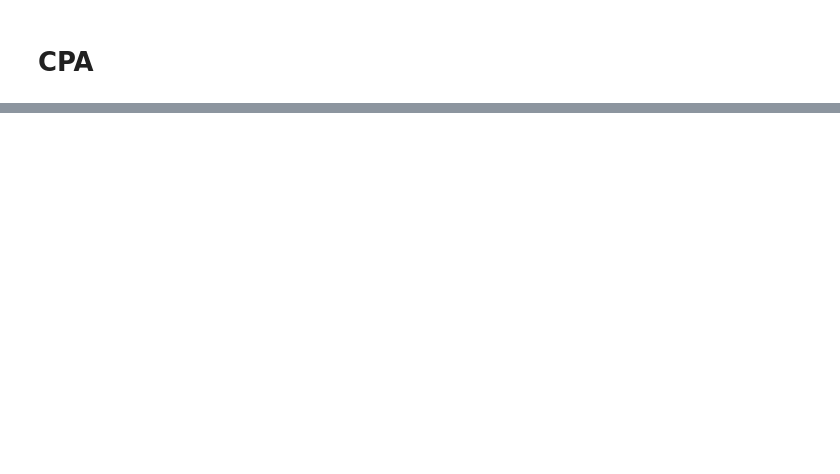
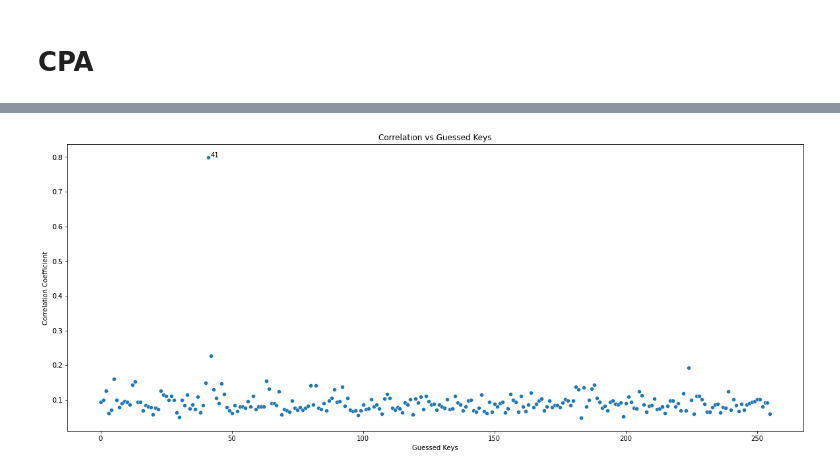
Before and after one commit to ssahaxd/Power_SCA, a Jupyter notebook: powerSCA/AES_CPA.ipynb, the cells around one changed output, grey strips where cells are left out. Cells and saved outputs as stored; diff of their text form; code cells hidden in the pictures; blank space fills up the shorter version.

```diff
--- a/powerSCA/AES_CPA.ipynb
+++ b/powerSCA/AES_CPA.ipynb
@@ -743,0 +762,3 @@ time: 1min 44s (started: 2022-07-27 03:40:49 +05:30)
+# %%
+a = np.random.rand(1000)
+b = np.random.rand(1000)
@@ -743,0 +772,13 @@ time: 1min 44s (started: 2022-07-27 03:40:49 +05:30)
+# %%
+n = 0
+s1, s2, s3, s4, s5 = 0,0,0,0,0
+for i in range(0,1000, 100):
+    n += 100
+    p,q = a[i:i+100],b[i:i+100]
+    s1 += p.sum()
+    s2 += (p**2).sum()
+    s3 += q.sum()
+    s4 += (q**2).sum()
+    s5 += (p*q).sum()
+    r = (n*s5-s1*s3)/(np.sqrt((n*s2-s1**2)*(n*s4-s3**2))+0.001)
+    print(r)
@@ -743,0 +970,22 @@ time: 1min 44s (started: 2022-07-27 03:40:49 +05:30)
+# %%
+# plt.figure(figsize=(20,2))
+# for guessed_key in range(256):
+#     sns.scatterplot(x=range(200), y=np.abs(o.rho[guessed_key]))
+# np.argmax(o.rho.max(axis=1))
+
+selected_subkey = 0
+
+plt.figure(figsize=(20, 8))
+sns.scatterplot(x=range(256), y=o.max_rho)
+
+for key in range(256):
+    max_crv = o.max_rho.max()
+    if o.max_rho[key] == max_crv:
+        plt.text(x=key + 1, y=max_crv , s=str(key))
+
+plt.title("Correlation vs Guessed Keys")
+plt.xlabel("Guessed Keys")
+plt.ylabel("Correlation Coefficient")
+plt.show()
+# %% [output]
+[figure, added]
```
Also changed, not shown: parts of 29 cells of this notebook, 9 other files.
